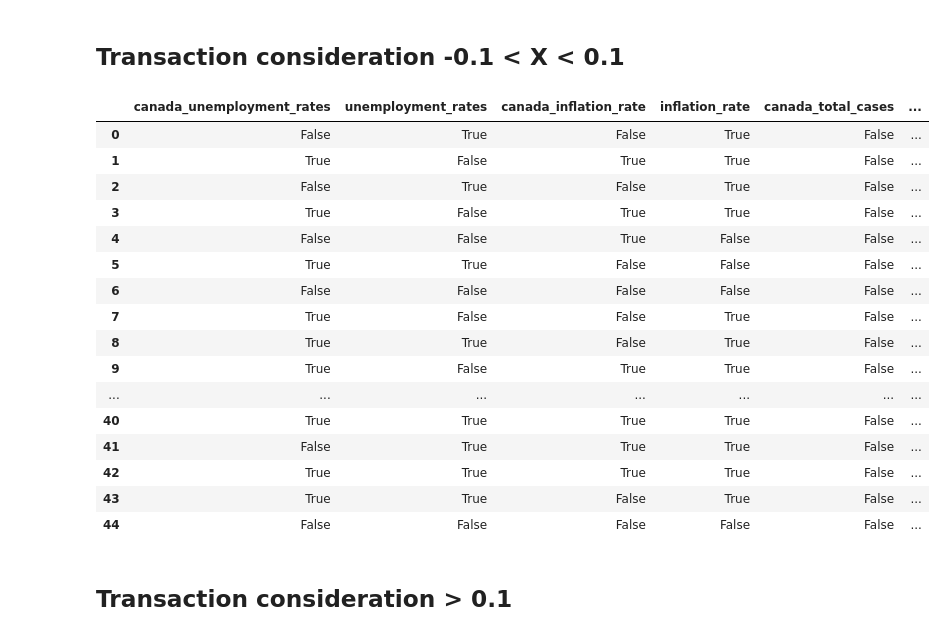
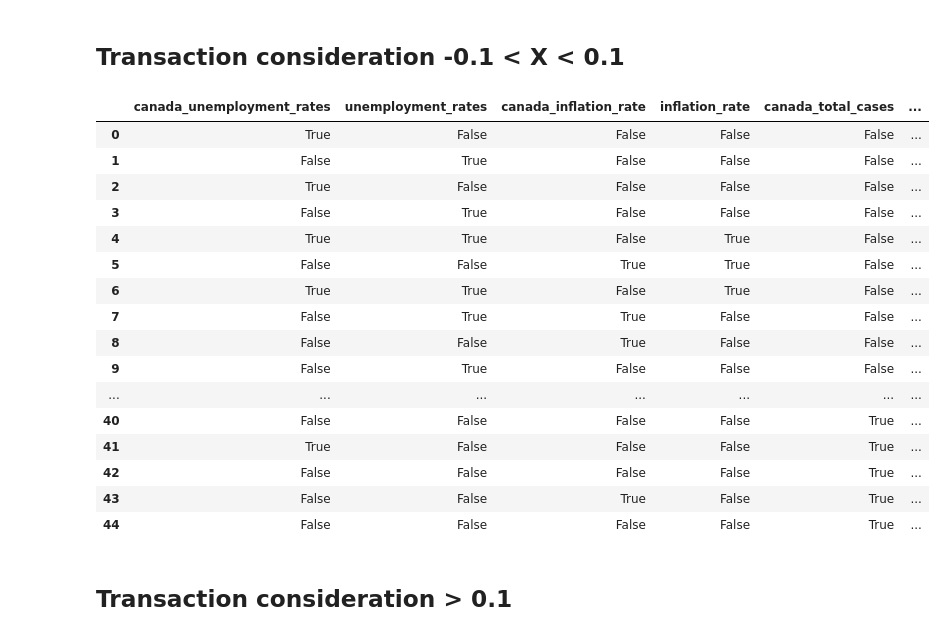
Before and after one commit to Makiato1999/COMP4710-Covid19, a Jupyter notebook: Datasets/Convert_To_Transaction.ipynb, the cells around one changed output. Drawn from its saved outputs; the diff is of its cells as text; code cells hidden in the pictures.

```diff
--- a/Datasets/Convert_To_Transaction.ipynb
+++ b/Datasets/Convert_To_Transaction.ipynb
@@ -244,13 +215,13 @@ def unemploy_rates_cons_abs(canada_unem_rates , unem_rates):
     df_1 = pd.DataFrame()
     df_1.insert(0, "canada_unemployment_rates_value", canada_unem_rates)
     df_1["canada_unemployment_rates"] = False
-    df_1.loc[df_1['canada_unemployment_rates_value'].abs() > 0.1, ["canada_unemployment_rates"]] = True
+    df_1.loc[df_1['canada_unemployment_rates_value'].abs() < 0.1, ["canada_unemployment_rates"]] = True
     df_1.pop("canada_unemployment_rates_value")
 
     df_2 = pd.DataFrame()
     df_2.insert(0, "unemployment_rates_value", unem_rates)
     df_2["unemployment_rates"] = False
-    df_2.loc[df_2['unemployment_rates_value'].abs() > 0.1, ["unemployment_rates"]] = True
+    df_2.loc[df_2['unemployment_rates_value'].abs() < 0.1, ["unemployment_rates"]] = True
     df_1.insert(1, "unemployment_rates", df_2["unemployment_rates"])
 
     return (df_1)
@@ -259,13 +230,13 @@ def inflat_rates_cons_abs(canada_inflat_rates , inflat_rates):
     df_1 = pd.DataFrame()
     df_1.insert(0, "canada_inflation_rate_value", canada_inflat_rates)
     df_1["canada_inflation_rate"] = False
-    df_1.loc[df_1['canada_inflation_rate_value'].abs() > 0.1 , ["canada_inflation_rate"]] = True
+    df_1.loc[df_1['canada_inflation_rate_value'].abs() < 0.1 , ["canada_inflation_rate"]] = True
     df_1.pop("canada_inflation_rate_value")
 
     df_2 = pd.DataFrame()
     df_2.insert(0, "inflation_rate_value", inflat_rates)
     df_2["inflation_rate"] = False
-    df_2.loc[df_2['inflation_rate_value'].abs() > 0.1, ["inflation_rate"]] = True
+    df_2.loc[df_2['inflation_rate_value'].abs() < 0.1, ["inflation_rate"]] = True
     df_1.insert(1, "inflation_rate", df_2["inflation_rate"])
 
     return (df_1)
@@ -274,38 +245,38 @@ def covid_info_cons1_abs(can_total_cases , total_cases , can_total_tests , total
     df_1 = pd.DataFrame()
     df_1.insert(0, "canada_total_cases_value", can_total_cases)
     df_1["canada_total_cases"] = False
-    df_1.loc[df_1['canada_total_cases_value'].abs() > 0.1, ["canada_total_cases"]] = True
+    df_1.loc[df_1['canada_total_cases_value'].abs() < 0.1, ["canada_total_cases"]] = True
     df_1.pop("canada_total_cases_value")
 
     df_2 = pd.DataFrame()
     df_2.insert(0, "total_cases_value", total_cases)
     df_2["total_cases"] = False
-    df_2.loc[df_2['total_cases_value'].abs() > 0.1, ["total_cases"]] = True
+    df_2.loc[df_2['total_cases_value'].abs() < 0.1, ["total_cases"]] = True
     df_1.insert(1, "total_cases", df_2["total_cases"])
 
     df_3 = pd.DataFrame()
     df_3 = df_3.astype(bool)
     df_3.insert(0, "canada_total_tests_value", can_total_tests)
     df_3["canada_total_tests"] = False
-    df_3.loc[df_3['canada_total_tests_value'].abs() > 0.1, ["canada_total_tests"]] = True
+    df_3.loc[df_3['canada_total_tests_value'].abs() < 0.1, ["canada_total_tests"]] = True
     df_1.insert(1, "canada_total_tests", df_3["canada_total_tests"])
 
     df_4 = pd.DataFrame()
     df_4.insert(0, "total_tests_value", total_tests)
     df_4["total_tests"] = False
-    df_4.loc[df_4['total_tests_value'].abs() > 0.1, ["total_tests"]] = True
+    df_4.loc[df_4['total_tests_value'].abs() < 0.1, ["total_tests"]] = True
     df_1.insert(1, "total_tests", df_4["total_tests"])
 
     df_5 = pd.DataFrame()
     df_5.insert(0, "canada_people_fully_vaccinated_value", can_ppl_vac)
     df_5["canada_people_fully_vaccinated"] = False
-    df_5.loc[df_5['canada_people_fully_vaccinated_value'].abs() > 0.1, ["canada_people_fully_vaccinated"]] = True
+    df_5.loc[df_5['canada_people_fully_vaccinated_value'].abs() < 0.1, ["canada_people_fully_vaccinated"]] = True
     df_1.insert(1, "canada_people_fully_vaccinated", df_5["canada_people_fully_vaccinated"])
 
     df_6 = pd.DataFrame()
     df_6.insert(0, "people_fully_vaccinated_value", can_ppl_vac)
     df_6["people_fully_vaccinated"] = False
-    df_6.loc[df_6['people_fully_vaccinated_value'].abs() > 0.1, ["people_fully_vaccinated"]] = True
+    df_6.loc[df_6['people_fully_vaccinated_value'].abs() < 0.1, ["people_fully_vaccinated"]] = True
     df_1.insert(1, "people_fully_vaccinated", df_6["people_fully_vaccinated"])
 
     return (df_1)
@@ -314,25 +285,25 @@ def covid_info_cons2_abs(can_total_death , total_death , can_repro_rates , repro
     df_1 = pd.DataFrame()
     df_1.insert(0, "canada_total_deaths_value", can_total_death)
     df_1["canada_total_deaths"] = False
-    df_1.loc[df_1['canada_total_deaths_value'].abs() > 0.1, ["canada_total_deaths"]] = True
+    df_1.loc[df_1['canada_total_deaths_value'].abs() < 0.1, ["canada_total_deaths"]] = True
     df_1.pop("canada_total_deaths_value")
 
     df_2 = pd.DataFrame()
     df_2.insert(0, "total_deaths_value", total_death)
     df_2["total_deaths"] = False
-    df_2.loc[df_2['total_deaths_value'].abs() > 0.1, ["total_deaths"]] = True
+    df_2.loc[df_2['total_deaths_value'].abs() < 0.1, ["total_deaths"]] = True
     df_1.insert(1, "total_deaths", df_2["total_deaths"])
 
     df_3 = pd.DataFrame()
     df_3.insert(0, "canada_reproduction_rate_value", can_repro_rates)
     df_3["canada_reproduction_rate"] = False
-    df_3.loc[df_3['canada_reproduction_rate_value'].abs() > 0.1, ["canada_reproduction_rate"]] = True
+    df_3.loc[df_3['canada_reproduction_rate_value'].abs() < 0.1, ["canada_reproduction_rate"]] = True
     df_1.insert(1, "canada_reproduction_rate", df_3["canada_reproduction_rate"])
 
     df_4 = pd.DataFrame()
     df_4.insert(0, "reproduction_rate_value", repro_rates)
     df_4["reproduction_rate"] = False
-    df_4.loc[df_4['reproduction_rate_value'].abs() > 0.1, ["reproduction_rate"]] = True
+    df_4.loc[df_4['reproduction_rate_value'].abs() < 0.1, ["reproduction_rate"]] = True
     df_1.insert(1, "reproduction_rate", df_4["reproduction_rate"])
 
     return (df_1)
@@ -348,49 +319,49 @@ def convert_to_transaction_abs(inputCSV , outputCSV):
 
     inflat_df = inflat_rates_cons_abs(input_df["canada_inflation_rate"] , input_df["inflation_rate"])
     df["canada_inflation_rate"] = inflat_df["canada_inflation_rate"]
     df["inflation_rate"] = inflat_df["inflation_rate"]
 
     covid_info1_df = covid_info_cons1_abs(input_df["canada_total_cases"] , input_df["total_cases"] , input_df["canada_total_tests"] , input_df["total_tests"] , input_df["canada_people_fully_vaccinated"] , input_df["people_fully_vaccinated"])
     df["canada_total_cases"] = covid_info1_df["canada_total_cases"]
     df["total_cases"] = covid_info1_df["total_cases"]
     df["canada_total_tests"] = covid_info1_df["canada_total_tests"]
     df["total_tests"] = covid_info1_df["total_tests"]
     df["canada_people_fully_vaccinated"] = covid_info1_df["canada_people_fully_vaccinated"]
     df["people_fully_vaccinated"] = covid_info1_df["people_fully_vaccinated"]
 
     covid_info2_df = covid_info_cons2_abs(input_df["canada_total_deaths"] , input_df["total_deaths"] , input_df["canada_reproduction_rate"] , input_df["reproduction_rate"])
     df["canada_total_deaths"] = covid_info2_df["canada_total_deaths"]
     df["total_deaths"] = covid_info2_df["total_deaths"]
     df["canada_reproduction_rate"] = covid_info2_df["canada_reproduction_rate"]
     df["reproduction_rate"] = covid_info2_df["reproduction_rate"]
 
     df.reset_index(drop=True, inplace=True)
     df.to_csv(outputCSV , index=False)
     return(df)
 
 convert_to_transaction_abs("Merged_Datasets(Diff)/India_Monthly_Diff.csv" , "Transaction_Datasets(abs)/India_Monthly_Diff.csv")
 convert_to_transaction_abs("Merged_Datasets(Diff)/France_Monthly_Diff.csv" , "Transaction_Datasets(abs)/France_Monthly_Diff.csv")
 convert_to_transaction_abs("Merged_Datasets(Diff)/SouthKorea_Monthly_Diff.csv" , "Transaction_Datasets(abs)/SouthKorea_Monthly_Diff.csv")
 convert_to_transaction_abs("Merged_Datasets(Diff)/Philippine_Monthly_Diff.csv" , "Transaction_Datasets(abs)/Philippine_Monthly_Diff.csv")
 convert_to_transaction_abs("Merged_Datasets(Diff)/China_Monthly_Diff.csv" , "Transaction_Datasets(abs)/China_Monthly_Diff.csv")
 # %% [output]
 |  | canada_unemployment_rates | unemployment_rates | canada_inflation_rate | inflation_rate | canada_total_cases | ... |
-| 0 | False | True | False | True | False | ... |
-| 1 | True | False | True | True | False | ... |
-| 2 | False | True | False | True | False | ... |
-| 3 | True | False | True | True | False | ... |
-| 4 | False | False | True | False | False | ... |
-| 5 | True | True | False | False | False | ... |
-| 6 | False | False | False | False | False | ... |
-| 7 | True | False | False | True | False | ... |
-| 8 | True | True | False | True | False | ... |
-| 9 | True | False | True | True | False | ... |
+| 0 | True | False | False | False | False | ... |
+| 1 | False | True | False | False | False | ... |
+| 2 | True | False | False | False | False | ... |
+| 3 | False | True | False | False | False | ... |
+| 4 | True | True | False | True | False | ... |
+| 5 | False | False | True | True | False | ... |
+| 6 | True | True | False | True | False | ... |
+| 7 | False | True | True | False | False | ... |
+| 8 | False | False | True | False | False | ... |
+| 9 | False | True | False | False | False | ... |
 | ... | ... | ... | ... | ... | ... | ... |
-| 40 | True | True | True | True | False | ... |
-| 41 | False | True | True | True | False | ... |
-| 42 | True | True | True | True | False | ... |
-| 43 | True | True | False | True | False | ... |
-| 44 | False | False | False | False | False | ... |
+| 40 | False | False | False | False | True | ... |
+| 41 | True | False | False | False | True | ... |
+| 42 | False | False | False | False | True | ... |
+| 43 | False | False | True | False | True | ... |
+| 44 | False | False | False | False | True | ... |
 # %% [markdown]
 ## Transaction consideration > 0.1
 # %%
```
Also changed, not shown: parts of 2 cells of this notebook, 23 other files.
